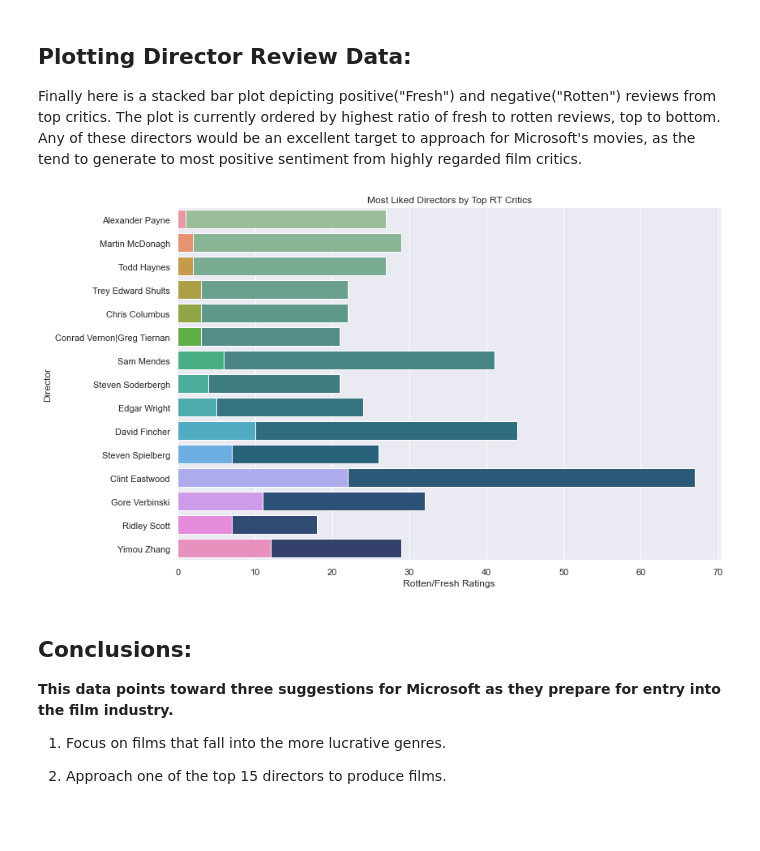
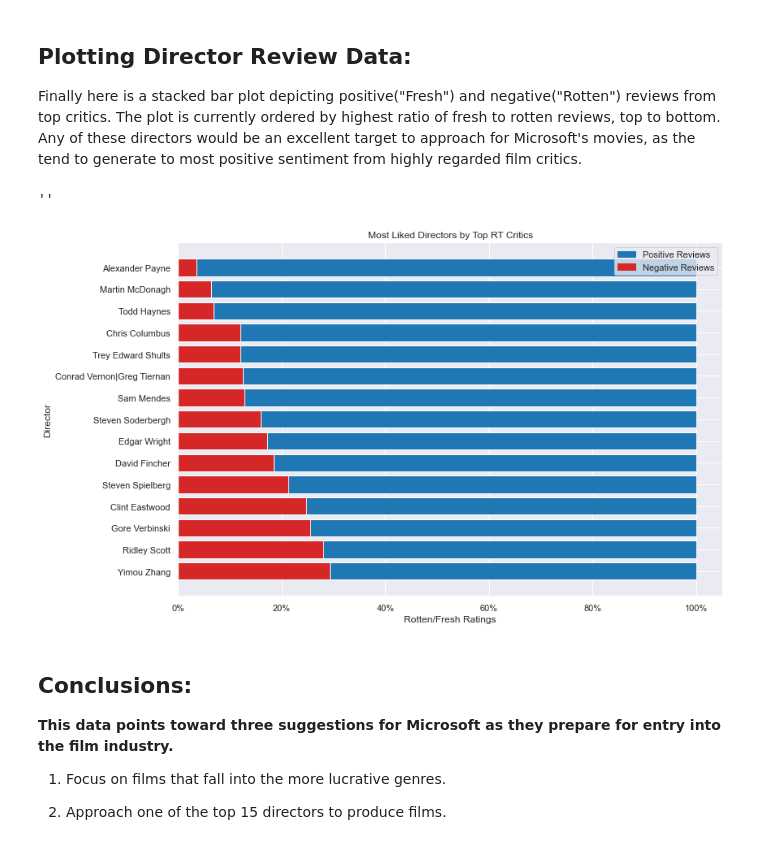
Before and after one commit to cmhollman/dsc-phase-1-project-v2-3, a Jupyter notebook: Microsoft_Project.ipynb, the cells around one changed output. Cells and saved outputs as stored; diff of their text form; code cells hidden in the pictures.

Commit message:
corrected plots and notebook

```diff
--- a/Microsoft_Project.ipynb
+++ b/Microsoft_Project.ipynb
@@ -93,15 +94,21 @@ top_directors_reviews = top_50_directors.merge(rt_top_critics)
 director_ratings = top_directors_reviews.groupby(["director","fresh"]).count()
 director_ratings = director_ratings["rating_count"].unstack("fresh")
 
-##creating new column for # of fresh ratings per rotten rating
+##creating new columns for total ratings and percetages for fresh and rotten ratings
+director_ratings["review_total"] = director_ratings[
+    'fresh'] + director_ratings['rotten']
 
-director_ratings["fresh/rotten"] = director_ratings[
-"fresh"]/director_ratings["rotten"]
+director_ratings["fresh_pct"] = director_ratings["fresh"]/director_ratings[
+    "review_total"]*100
+director_ratings["rotten_pct"] = director_ratings["rotten"]/director_ratings[
+    "review_total"]*100
+top_15_directors = director_ratings.sort_values("fresh_pct", ascending=False)[:15]
 
-##creating list of top 15 director in terms of positive reviews
 
-top_15_directors = director_ratings.sort_values(
-"fresh/rotten", ascending=False)[0:15]
+
+##creating list of top 15 director in terms of percentage of postive reviews
+
+top_15_directors = top_15_directors.sort_values('fresh_pct')
 # %%
 ## dropping redundant and unneccessary columns from second data set
 
@@ -278,23 +284,36 @@ Finally here is a stacked bar plot depicting positive("Fresh") and negative("Rot
 # %%
 ##plotting top 15 directors by # of "fresh" ratings per "rotten" rating
 sns.set(rc={"figure.figsize":(12, 8)})
 sns.set_style("darkgrid")
-s1 = sns.barplot(
-y=top_15_directors.index,
-x="fresh",
-palette="crest",
-data=top_15_directors,
-orient="h")
 
-s2 = sns.barplot(
-y=top_15_directors.index,
-x='rotten',
-data=top_15_directors).set(
-ylabel="Director",
-xlabel="Rotten/Fresh Ratings",
-title="Most Liked Directors by Top RT Critics");
+fig, ax = plt.subplots(figsize=(12, 8))
+ax.barh(
+    top_15_directors.index,
+    top_15_directors['fresh_pct'],
+    left=top_15_directors['rotten_pct'],
+    color='tab:blue'
+    )
+ax.barh(
+    top_15_directors.index,
+    top_15_directors['rotten_pct'],
+    color="tab:red")
+
+ax=ax
+ax.set(
+    ylabel="Director", xlabel="Rotten/Fresh Ratings",
+    title="Most Liked Directors by Top RT Critics")
+
+top_bar = mpatches.Patch(color='tab:blue', label='Positive Reviews')
+bottom_bar = mpatches.Patch(color='tab:red', label='Negative Reviews')
+
+plt.legend(handles=[top_bar, bottom_bar])
+
+ax.xaxis.set_major_formatter(mtick.PercentFormatter());
+
+;
 # %% [output]
+''
-[figure, old version]
+[figure, new version]
 # %% [markdown]
 ## Conclusions:
 **This data points toward three suggestions for Microsoft as they prepare for entry into the film industry.**
```
Also changed, not shown: parts of 14 cells of this notebook, 3 other files.
